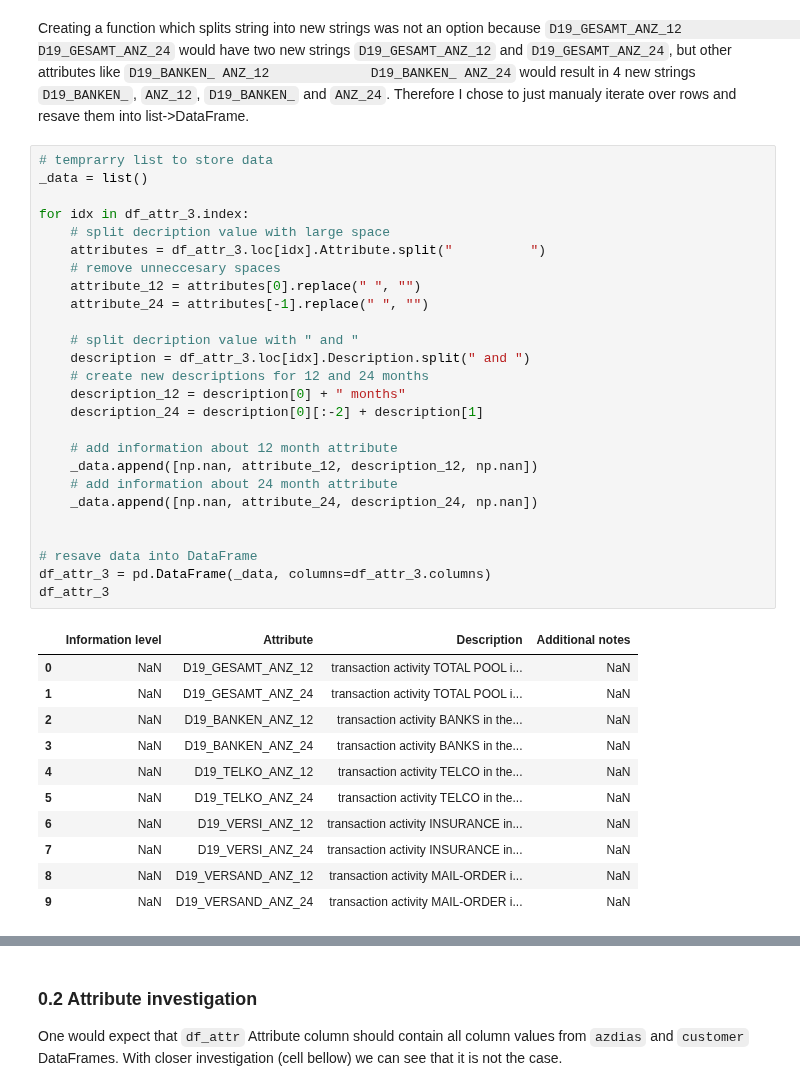
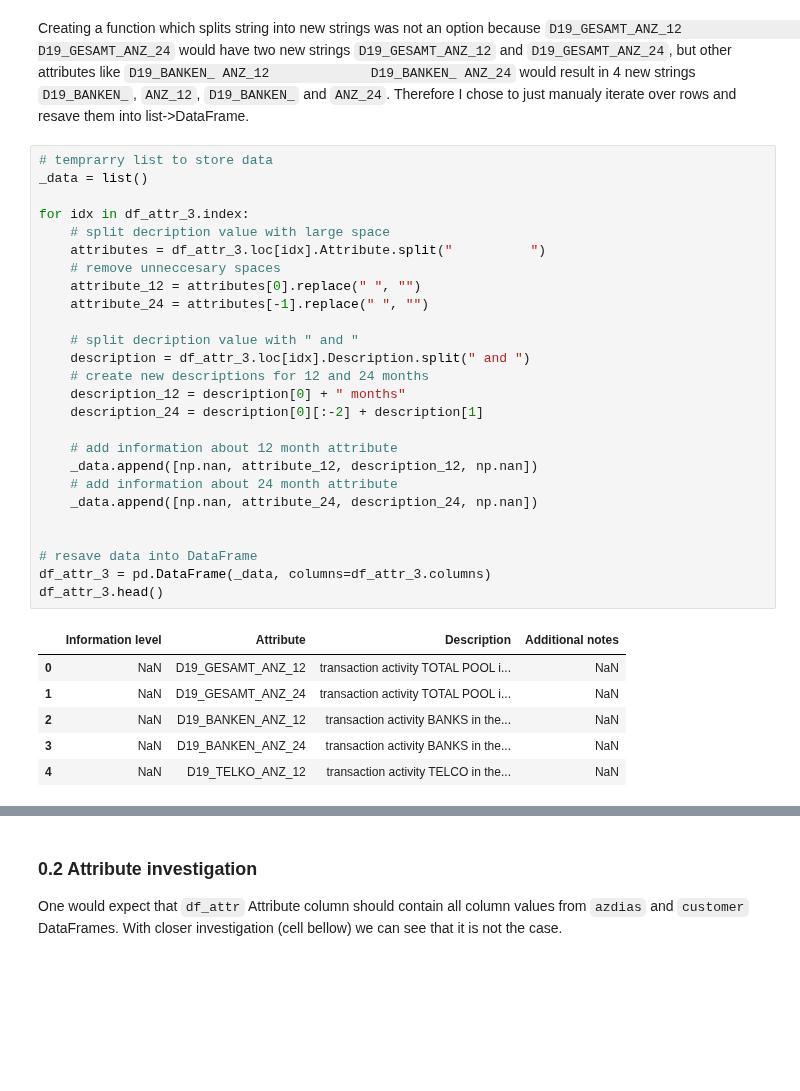
Before and after one commit to TK-Problem/nano_degree_DS, a Jupyter notebook: Capstone_project/Arvato_Project_Workbook.ipynb, the cells around one changed output, grey strips where cells are left out. Cells and saved outputs as stored; diff of their text form; blank space fills up the shorter version.

```diff
--- a/Capstone_project/Arvato_Project_Workbook.ipynb
+++ b/Capstone_project/Arvato_Project_Workbook.ipynb
@@ -180,38 +187,33 @@ Creating a function which splits string into new strings was not an option becau
 _data = list()
 
 for idx in df_attr_3.index:
     # split decription value with large space
     attributes = df_attr_3.loc[idx].Attribute.split("          ")
     # remove unneccesary spaces
     attribute_12 = attributes[0].replace(" ", "")
     attribute_24 = attributes[-1].replace(" ", "")
 
     # split decription value with " and "
     description = df_attr_3.loc[idx].Description.split(" and ")
     # create new descriptions for 12 and 24 months
     description_12 = description[0] + " months"
     description_24 = description[0][:-2] + description[1]
 
     # add information about 12 month attribute
     _data.append([np.nan, attribute_12, description_12, np.nan])
     # add information about 24 month attribute
     _data.append([np.nan, attribute_24, description_24, np.nan])
 
 
 # resave data into DataFrame
 df_attr_3 = pd.DataFrame(_data, columns=df_attr_3.columns)
-df_attr_3
+df_attr_3.head()
 # %% [output]
 |  | Information level | Attribute | Description | Additional notes |
 | 0 | NaN | D19_GESAMT_ANZ_12 | transaction activity TOTAL POOL i... | NaN |
 | 1 | NaN | D19_GESAMT_ANZ_24 | transaction activity TOTAL POOL i... | NaN |
 | 2 | NaN | D19_BANKEN_ANZ_12 | transaction activity BANKS in the... | NaN |
 | 3 | NaN | D19_BANKEN_ANZ_24 | transaction activity BANKS in the... | NaN |
 | 4 | NaN | D19_TELKO_ANZ_12 | transaction activity TELCO in the... | NaN |
-| 5 | NaN | D19_TELKO_ANZ_24 | transaction activity TELCO in the... | NaN |
-| 6 | NaN | D19_VERSI_ANZ_12 | transaction activity INSURANCE in... | NaN |
-| 7 | NaN | D19_VERSI_ANZ_24 | transaction activity INSURANCE in... | NaN |
-| 8 | NaN | D19_VERSAND_ANZ_12 | transaction activity MAIL-ORDER i... | NaN |
-| 9 | NaN | D19_VERSAND_ANZ_24 | transaction activity MAIL-ORDER i... | NaN |
 # %%
 # 4. join all DataFrames on Attribute and Description columns into one DataFrame.
```
Also changed, not shown: parts of 42 cells of this notebook, 1 other file.
